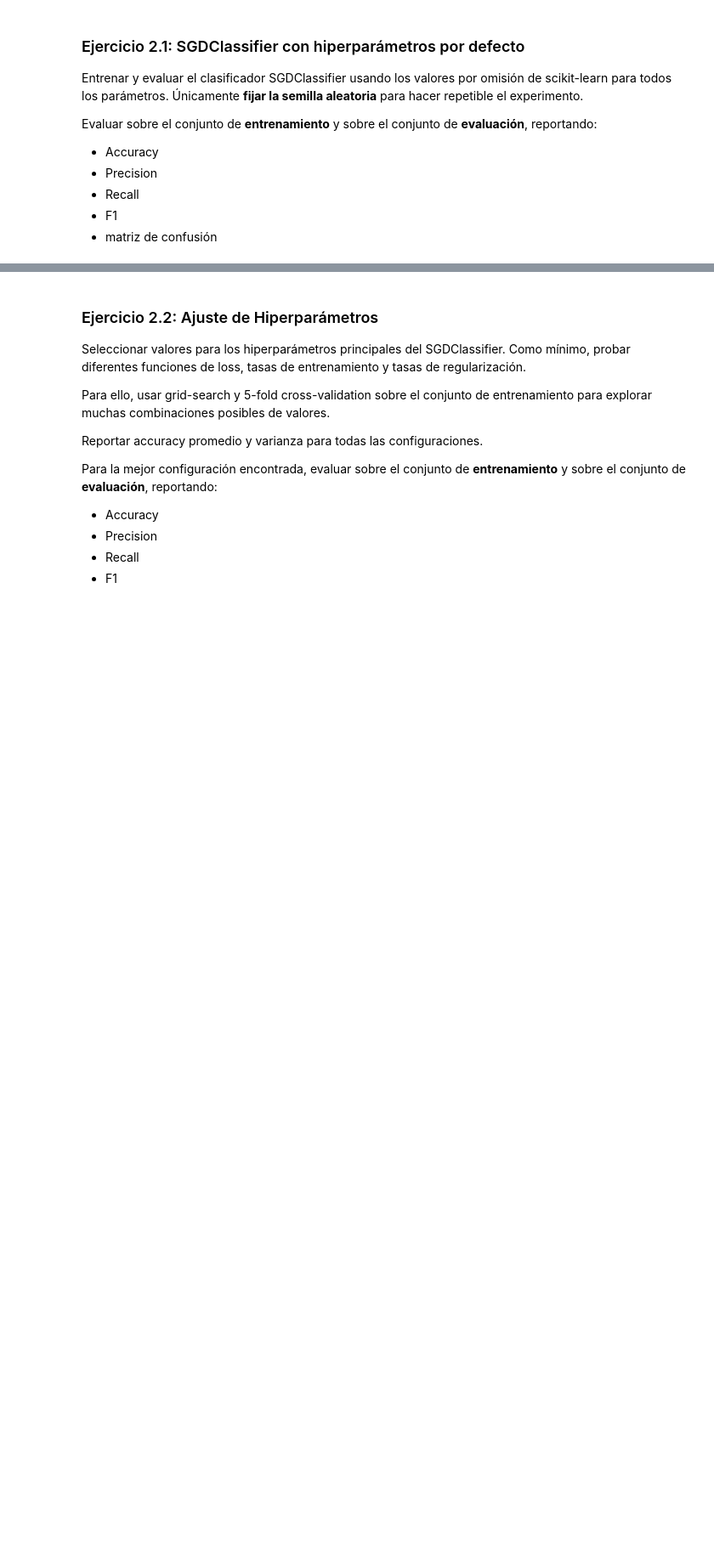
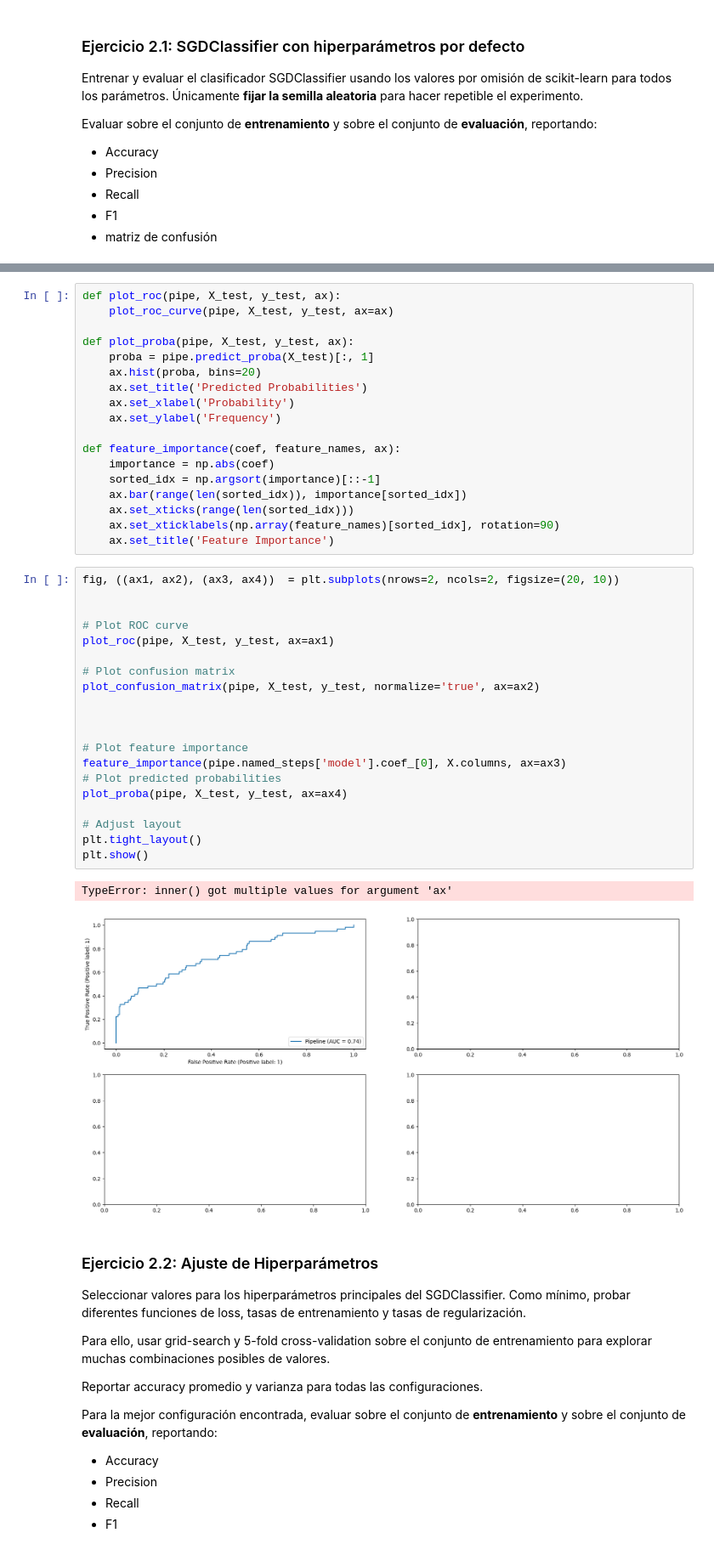
Before and after one commit to BelenFranzoni/DiploCsDatos2024, a Jupyter notebook: IntroduccionAprendizajeAutomatico/Lab_2/Lab 2_bel.ipynb, the cells around one changed output, grey strips where cells are left out. Shown at 85% size. Saved outputs shown, nothing was run; the diff lists cells and outputs as text; blank space fills up the shorter version.

```diff
--- a/IntroduccionAprendizajeAutomatico/Lab_2/Lab 2_bel.ipynb
+++ b/IntroduccionAprendizajeAutomatico/Lab_2/Lab 2_bel.ipynb
@@ -164,3 +205,44 @@ Evaluar sobre el conjunto de **entrenamiento** y sobre el conjunto de **evaluaci
+# %%
+def plot_roc(pipe, X_test, y_test, ax):
+    plot_roc_curve(pipe, X_test, y_test, ax=ax)
+
+def plot_proba(pipe, X_test, y_test, ax):
+    proba = pipe.predict_proba(X_test)[:, 1]
+    ax.hist(proba, bins=20)
+    ax.set_title('Predicted Probabilities')
+    ax.set_xlabel('Probability')
+    ax.set_ylabel('Frequency')
+
+def feature_importance(coef, feature_names, ax):
+    importance = np.abs(coef)
+    sorted_idx = np.argsort(importance)[::-1]
+    ax.bar(range(len(sorted_idx)), importance[sorted_idx])
+    ax.set_xticks(range(len(sorted_idx)))
+    ax.set_xticklabels(np.array(feature_names)[sorted_idx], rotation=90)
+    ax.set_title('Feature Importance')
+# %%
+fig, ((ax1, ax2), (ax3, ax4))  = plt.subplots(nrows=2, ncols=2, figsize=(20, 10))
+
+
+# Plot ROC curve
+plot_roc(pipe, X_test, y_test, ax=ax1)
+
+# Plot confusion matrix
+plot_confusion_matrix(pipe, X_test, y_test, normalize='true', ax=ax2)
+
+
+
+# Plot feature importance
+feature_importance(pipe.named_steps['model'].coef_[0], X.columns, ax=ax3)
+# Plot predicted probabilities
+plot_proba(pipe, X_test, y_test, ax=ax4)
+
+# Adjust layout
+plt.tight_layout()
+plt.show()
+# %% [output]
+TypeError: inner() got multiple values for argument 'ax'
+[figure, added]
 # %% [markdown]
 ### Ejercicio 2.2: Ajuste de Hiperparámetros
 
```
Also changed, not shown: parts of 5 cells of this notebook.
